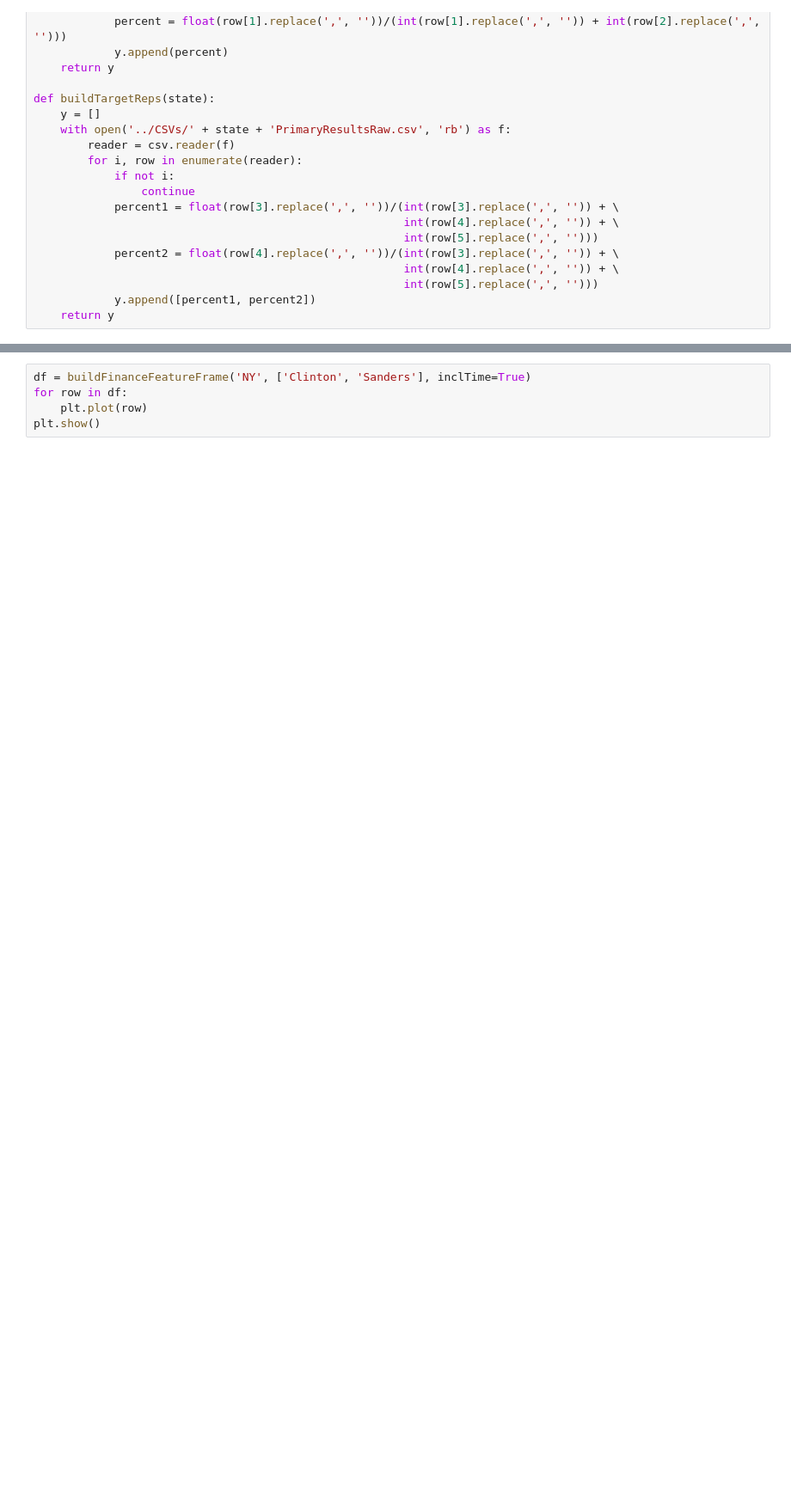
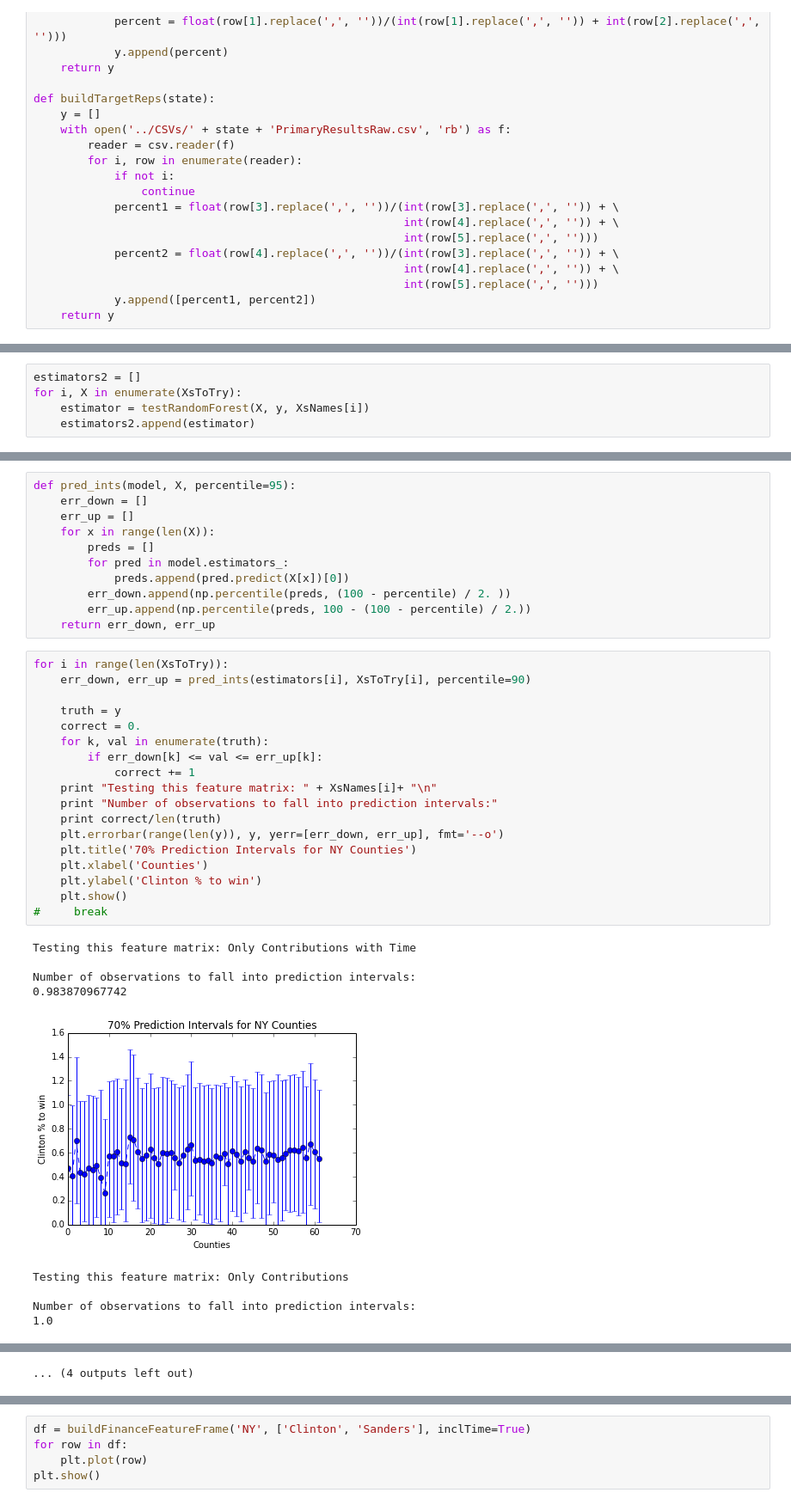
Before and after one commit to sbalanovich/APM115Proj2, a Jupyter notebook: SergueiNotebooks/Random Forest Tests.ipynb, the cells around one changed output, grey strips where cells are left out. Shown: that part at 86% size. Saved outputs shown, nothing was run; the diff lists cells and outputs as text; blank space fills up the shorter version.

```diff
--- a/SergueiNotebooks/Random Forest Tests.ipynb
+++ b/SergueiNotebooks/Random Forest Tests.ipynb
@@ -292 +392,6 @@ def testRandomForest(X, y):
     return estimator
+# %%
+estimators2 = []
+for i, X in enumerate(XsToTry):
+    estimator = testRandomForest(X, y, XsNames[i])
+    estimators2.append(estimator)
@@ -292,0 +456,39 @@ def testRandomForest(X, y):
+# %%
+def pred_ints(model, X, percentile=95):
+    err_down = []
+    err_up = []
+    for x in range(len(X)):
+        preds = []
+        for pred in model.estimators_:
+            preds.append(pred.predict(X[x])[0])
+        err_down.append(np.percentile(preds, (100 - percentile) / 2. ))
+        err_up.append(np.percentile(preds, 100 - (100 - percentile) / 2.))
+    return err_down, err_up
+# %%
+for i in range(len(XsToTry)):
+    err_down, err_up = pred_ints(estimators[i], XsToTry[i], percentile=90)
+
+    truth = y
+    correct = 0.
+    for k, val in enumerate(truth):
+        if err_down[k] <= val <= err_up[k]:
+            correct += 1
+    print "Testing this feature matrix: " + XsNames[i]+ "\n"
+    print "Number of observations to fall into prediction intervals:"
+    print correct/len(truth)
+    plt.errorbar(range(len(y)), y, yerr=[err_down, err_up], fmt='--o')
+    plt.title('70% Prediction Intervals for NY Counties')
+    plt.xlabel('Counties')
+    plt.ylabel('Clinton % to win')
+    plt.show()
+#     break
+# %% [output]
+Testing this feature matrix: Only Contributions with Time
+
+Number of observations to fall into prediction intervals:
+0.983870967742
+[figure, added]
+Testing this feature matrix: Only Contributions
+
+Number of observations to fall into prediction intervals:
+1.0
@@ -292,0 +516 @@ def testRandomForest(X, y):
+... (4 outputs left out)
```
Also changed, not shown: parts of 21 cells of this notebook, 1 other file.
